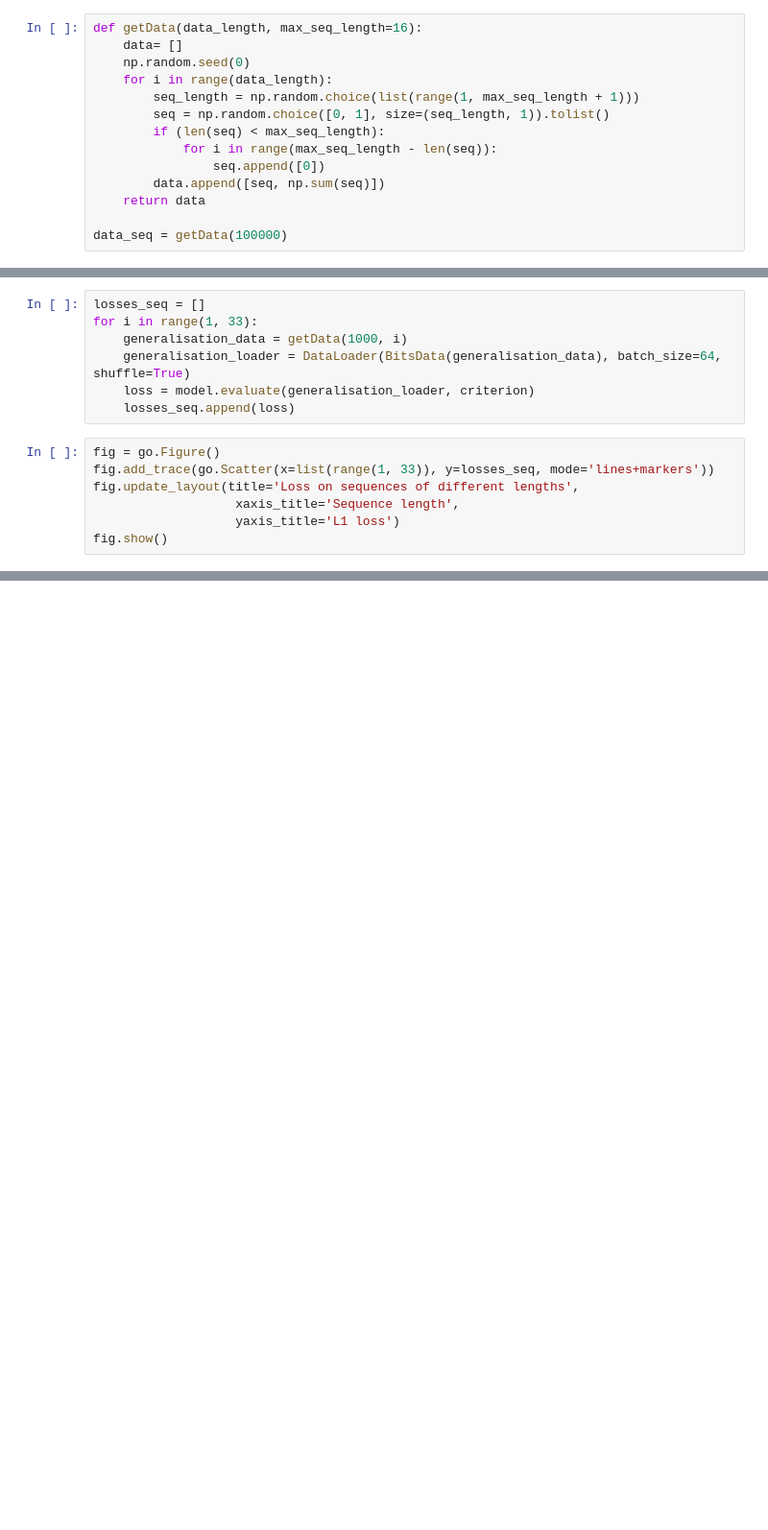
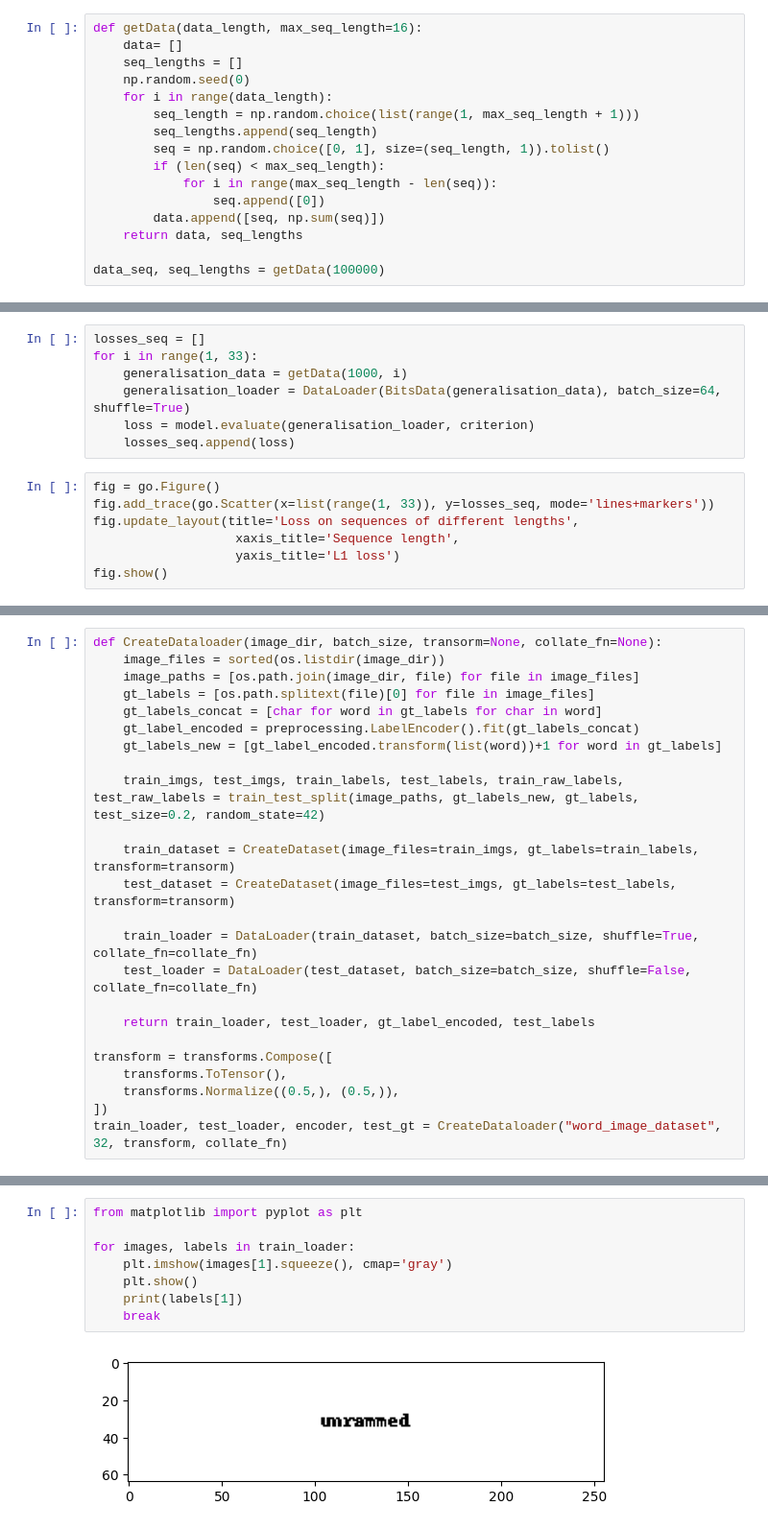
Before and after one commit to SohamVaishnav/smai-m24-assignments-SohamVaishnav, a Jupyter notebook: assignments/5/RNN.ipynb, the cells around one changed output, grey strips where cells are left out. Shown: that part at 96% size. Cells and saved outputs as stored; diff of their text form; blank space fills up the shorter version.

```diff
--- a/assignments/5/RNN.ipynb
+++ b/assignments/5/RNN.ipynb
@@ -36,17 +36,19 @@ PreProcessDIR = os.path.join(UserDIR, "./data/interim/5/")
 # %%
 def getData(data_length, max_seq_length=16):
     data= []
+    seq_lengths = []
     np.random.seed(0)
     for i in range(data_length):
         seq_length = np.random.choice(list(range(1, max_seq_length + 1)))
+        seq_lengths.append(seq_length)
         seq = np.random.choice([0, 1], size=(seq_length, 1)).tolist()
         if (len(seq) < max_seq_length):
             for i in range(max_seq_length - len(seq)):
                 seq.append([0])
         data.append([seq, np.sum(seq)])
-    return data
+    return data, seq_lengths
 
-data_seq = getData(100000)
+data_seq, seq_lengths = getData(100000)
 # %%
 for i in range(10):
     print(data_seq[i])
@@ -157,0 +295,24 @@ fig.show()
+# %%
+def CreateDataloader(image_dir, batch_size, transorm=None, collate_fn=None):
+    image_files = sorted(os.listdir(image_dir))
+    image_paths = [os.path.join(image_dir, file) for file in image_files]
+    gt_labels = [os.path.splitext(file)[0] for file in image_files]
+    gt_labels_concat = [char for word in gt_labels for char in word]
+    gt_label_encoded = preprocessing.LabelEncoder().fit(gt_labels_concat)
+    gt_labels_new = [gt_label_encoded.transform(list(word))+1 for word in gt_labels]
+
+    train_imgs, test_imgs, train_labels, test_labels, train_raw_labels, test_raw_labels = train_test_split(image_paths, gt_labels_new, gt_labels, test_size=0.2, random_state=42)
+
+    train_dataset = CreateDataset(image_files=train_imgs, gt_labels=train_labels, transform=transorm)
+    test_dataset = CreateDataset(image_files=test_imgs, gt_labels=test_labels, transform=transorm)
+
+    train_loader = DataLoader(train_dataset, batch_size=batch_size, shuffle=True, collate_fn=collate_fn)
+    test_loader = DataLoader(test_dataset, batch_size=batch_size, shuffle=False, collate_fn=collate_fn)
+
+    return train_loader, test_loader, gt_label_encoded, test_labels
+
+transform = transforms.Compose([
+    transforms.ToTensor(),
+    transforms.Normalize((0.5,), (0.5,)),
+])
+train_loader, test_loader, encoder, test_gt = CreateDataloader("word_image_dataset", 32, transform, collate_fn)
@@ -157,0 +327,10 @@ fig.show()
+# %%
+from matplotlib import pyplot as plt
+
+for images, labels in train_loader:
+    plt.imshow(images[1].squeeze(), cmap='gray')
+    plt.show()
+    print(labels[1])
+    break
+# %% [output]
+[figure, added]
```
Also changed, not shown: parts of 28 cells of this notebook.
